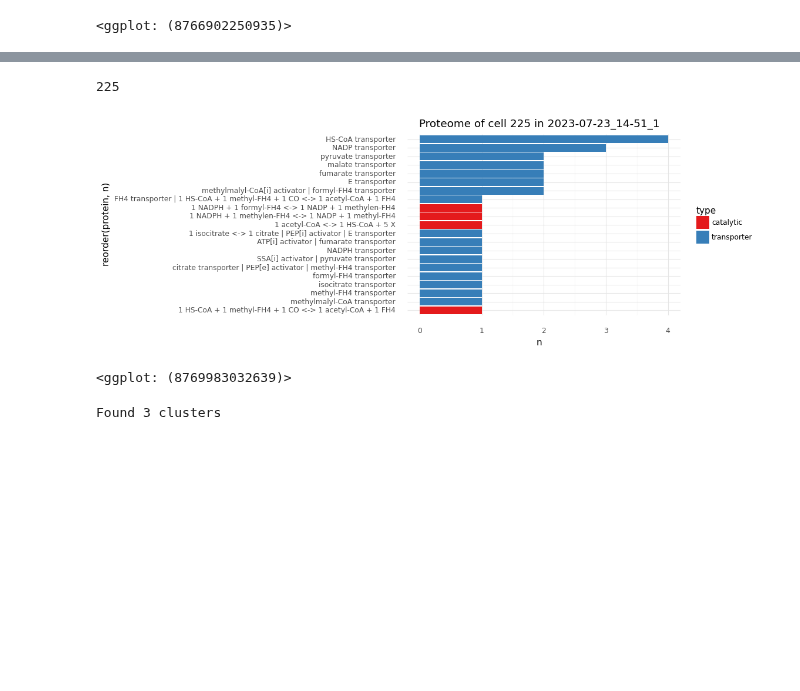
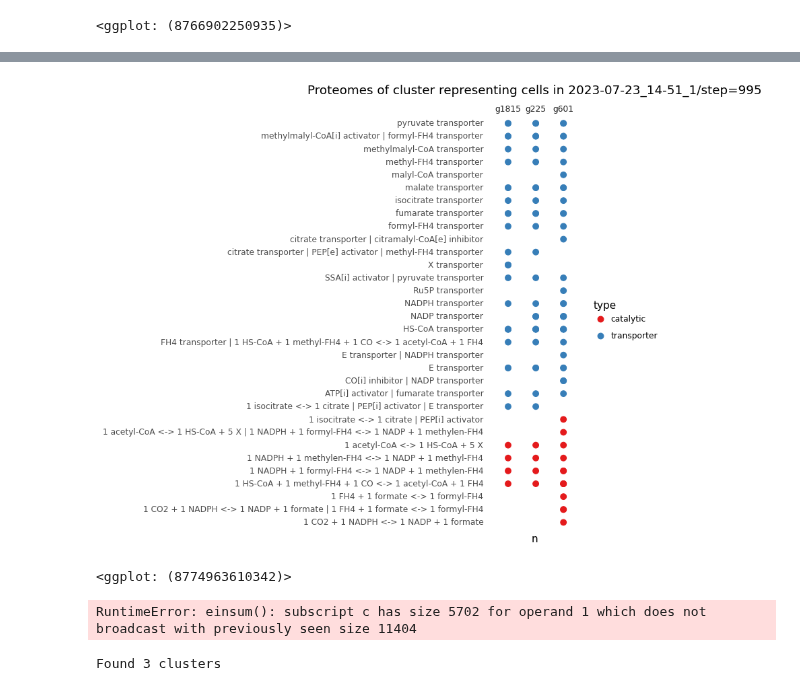
Before and after one commit to mRcSchwering/luca, a Jupyter notebook: e1_co2_fixing/WL_training.ipynb, the cells around one changed output, grey strips where cells are left out. Saved outputs shown, nothing was run; the diff lists cells and outputs as text; code cells hidden in the pictures; blank space fills up the shorter version.

```diff
--- a/e1_co2_fixing/WL_training.ipynb
+++ b/e1_co2_fixing/WL_training.ipynb
@@ -256,11 +256,15 @@ axis_lims = (0, world.map_size)
 [figure]
 <ggplot: (8766902250935)>
 # %%
-name = "2023-07-23_14-51_1"
-world.load_state(statedir=RUNS_DIR / name / "step=995", batch_size=1000)
+name = "2023-07-23_14-51_1/step=995"
 
-all_cell_prots = []
-for cell_i in range(world.n_cells):
-    cell = world.get_cell(by_idx=cell_i)
-    all_cell_prots.append([str(d) for d in cell.proteome])
+def summarize_proteomes(world: ms.World) -> list[list[str]]:
+    out = []
+    for cell_i in range(world.n_cells):
+        cell = world.get_cell(by_idx=cell_i)
+        out.append([str(d) for d in cell.proteome])
+    return out
+
+world.load_state(statedir=RUNS_DIR / name, batch_size=1000)
+all_cell_prots = summarize_proteomes(world=world)
 # %%
@@ -377,24 +377,25 @@ top_genomes = {
-# %%
-top_genome, _ = genome_cnts.most_common(n=1)[0]
-cell_idx = world.genomes.index(top_genome)
-cell = world.get_cell(by_idx=cell_idx)
-print(cell.idx)
-# %% [output]
-225
 # %%
-prot_cnts = Counter([str(d) for d in cell.proteome])
+def get_proteomes_summary(world: ms.World, labels: list[str]):
+    out = []
+    for label in labels:
+        cell = world.get_cell(by_idx=int(label[1:]))
+        strs = [str(d) for d in cell.proteome if str(d) != ""]
+        out.extend([{"protein": d, "n": 1, "label": label} for d in strs])
+    return  pd.DataFrame.from_records(out)
 
-df = pd.DataFrame.from_records([{"protein": k, "n": d} for k, d in prot_cnts.items()])
+df = get_proteomes_summary(world=world, labels=top_labels.tolist())
 df.loc[:, "type"] = "catalytic"
 df.loc[df["protein"].str.contains("transporter"), "type"] = "transporter"
-df.sort_values("n", ascending=False, inplace=True)
 
-(ggplot(df.loc[df["protein"] != ""])
-    + geom_col(aes(x="reorder(protein, n)", y="n", fill="type"))
+(ggplot(df)
+    + geom_point(aes(x="protein", y="n", color="type"), size=3)
     + coord_flip()
-    + scale_fill_brewer(type="Qualitative", palette="Set1")
-    + ggtitle(f"Proteome of cell {cell.idx} in {name}")
-    + theme(figure_size=(6, 4)))
+    + facet_grid(". ~ label")
+    + scale_color_brewer(type="Qualitative", palette="Set1")
+    + ggtitle(f"Proteomes of cluster representing cells in {name}")
+    + theme(figure_size=(1.5, 8))
+    + theme(axis_title_y=element_blank(), axis_text_x=element_blank())
+    + theme(panel_grid_major=element_blank(), panel_grid_minor=element_blank()))
 # %% [output]
-[figure, old version]
+[figure, new version]
-<ggplot: (8769983032639)>
+<ggplot: (8774963610342)>
@@ -401,3 +406,23 @@ df.sort_values("n", ascending=False, inplace=True)
+# %%
+molnames = [d.name for d in world.chemistry.molecules]
+
+records = []
+for step in range(100):
+    world.enzymatic_activity()
+    world.diffuse_molecules()
+    for label in top_labels.tolist():
+        genome = world.genomes[int(label[1:])]
+        cell_idxs = [i for i, d in enumerate(world.genomes) if d == genome]
+        for ci in cell_idxs:
+            pos = world.cell_positions[ci]
+            int_molecules = world.cell_molecules[ci, :]
+            ext_molecules = world.molecule_map[:, pos[0], pos[1]]
+            for mi, name in enumerate(molnames):
+                records.append({"step": step, "label": label, "cell": ci, "mol": f"{name}[i]", "x": int_molecules[mi].item()})
+                records.append({"step": step, "label": label, "cell": ci, "mol": f"{name}[e]", "x": ext_molecules[mi].item()})
+df = pd.DataFrame.from_records(records)
+# %% [output]
+RuntimeError: einsum(): subscript c has size 5702 for operand 1 which does not broadcast with previously seen size 11404
 # %%
 # TODO: watch this cell's internal and external concentrations for a few rounds
 # %% [output]
```
Also changed, not shown: parts of 6 cells of this notebook.
